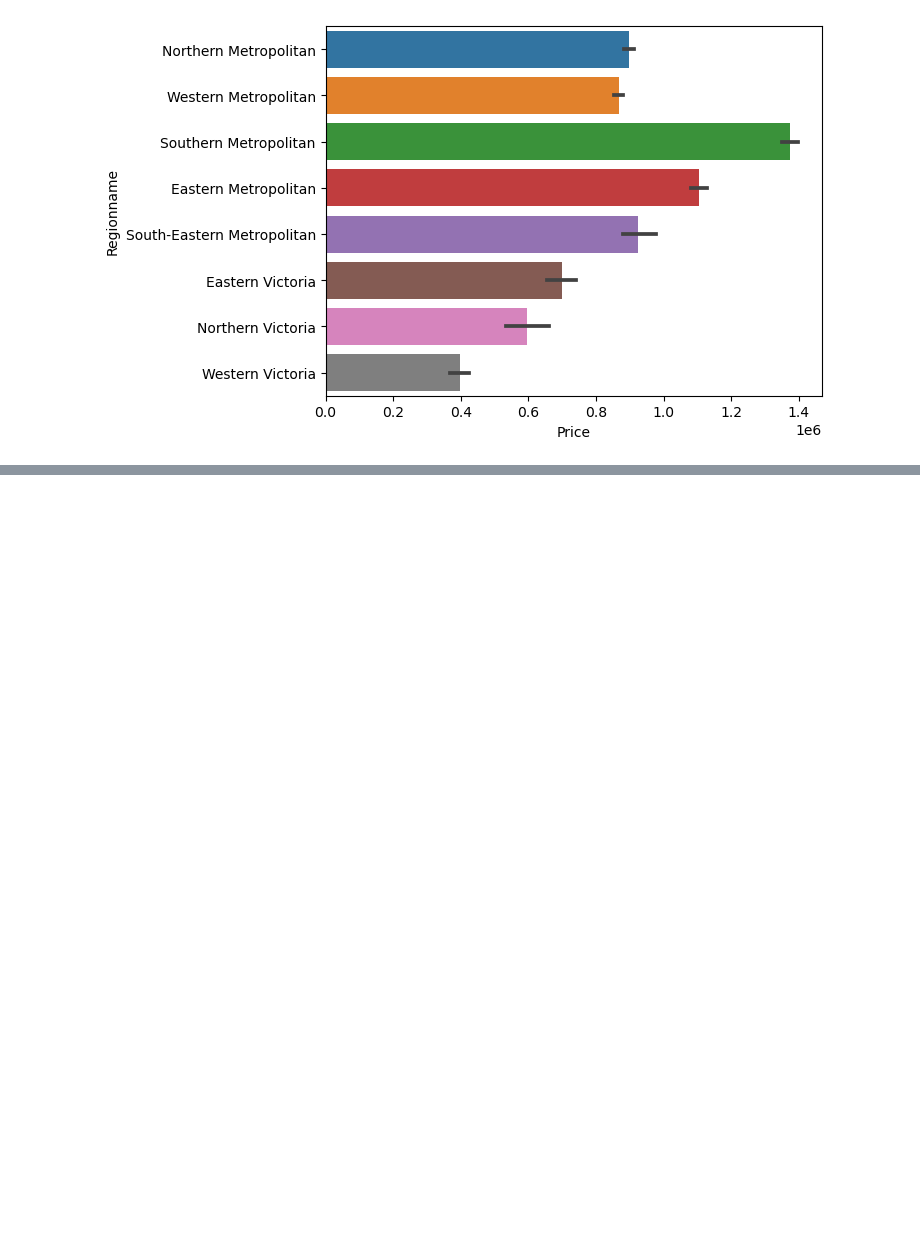
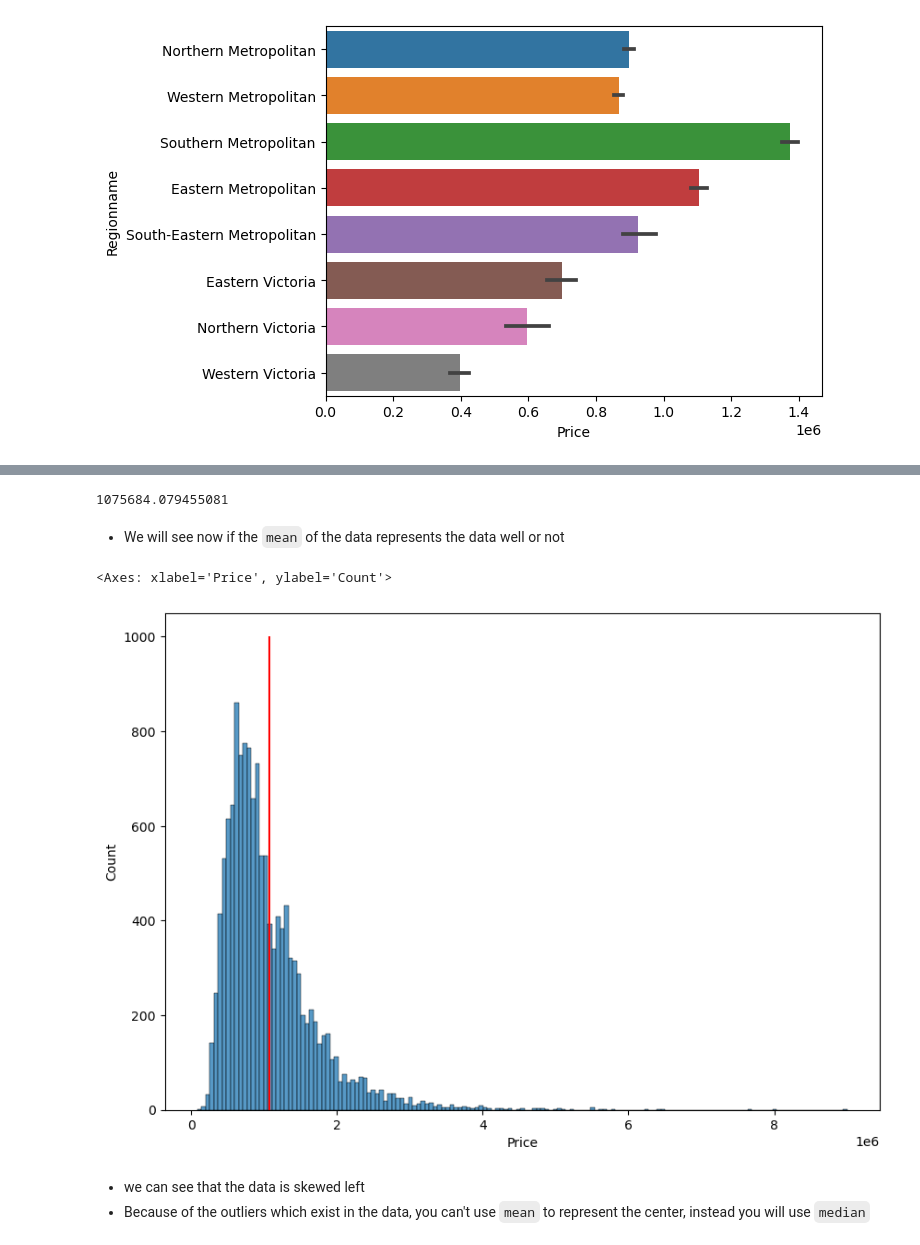
Before and after one commit to Abeermorshdy/Applied-Math, a Jupyter notebook: Statistics and probability/D2-stats.ipynb, the cells around one changed output, grey strips where cells are left out. Drawn from its saved outputs; the diff is of its cells as text; code cells hidden in the pictures; blank space fills up the shorter version.

```diff
--- a/Statistics and probability/D2-stats.ipynb
+++ b/Statistics and probability/D2-stats.ipynb
@@ -195,0 +243,16 @@ ax = sns.barplot(data= df , x = 'Price',y ='Regionname')
+# %%
+mu = df['Price'].mean()
+# %% [output]
+1075684.079455081
+# %% [markdown]
+- We will see now if the `mean` of the data represents the data well or not
+# %%
+plt.figure(figsize=(10,7))
+plt.vlines(mu , 0 , 1000 ,colors='r')
+sns.histplot(data=df,x='Price')
+# %% [output]
+<Axes: xlabel='Price', ylabel='Count'>
+[figure, added]
+# %% [markdown]
+- we can see that the data is skewed left
+- Because of the outliers which exist in the data, you can't use `mean` to represent the center, instead you will use `median`
```
Also changed, not shown: parts of 16 cells of this notebook.
